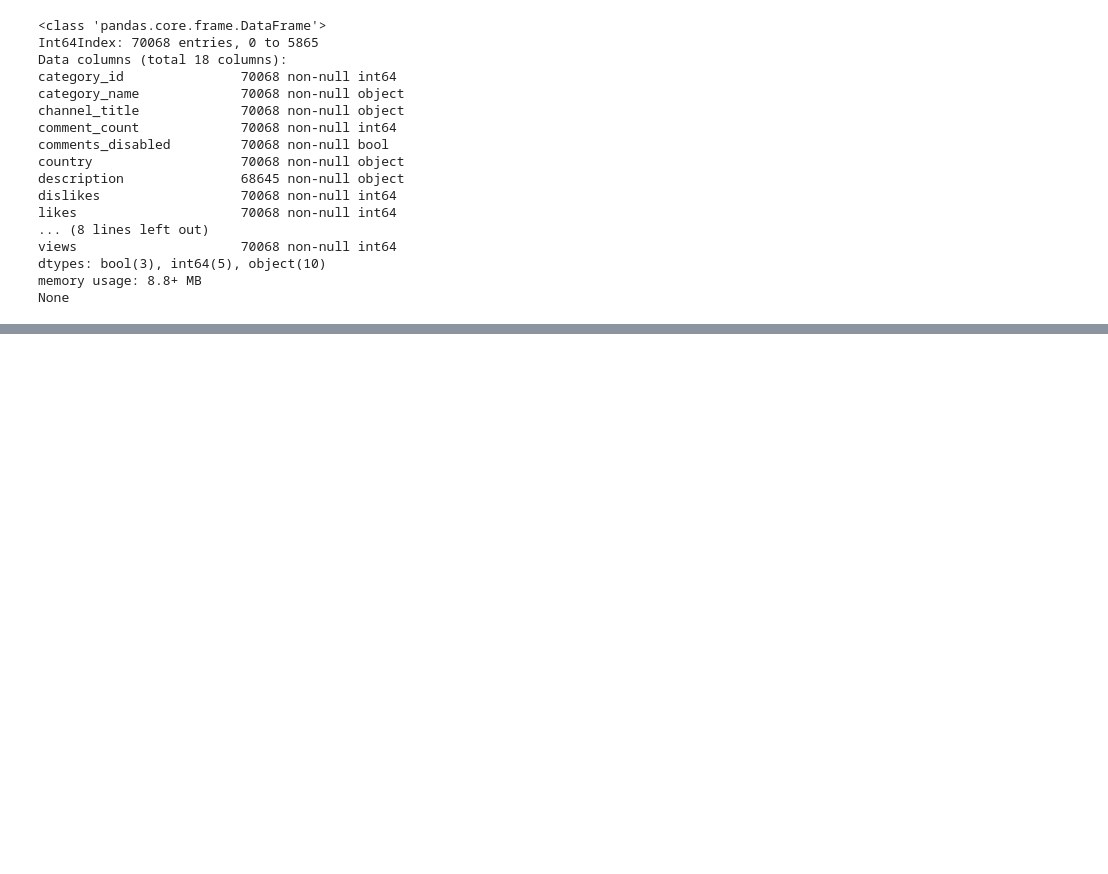
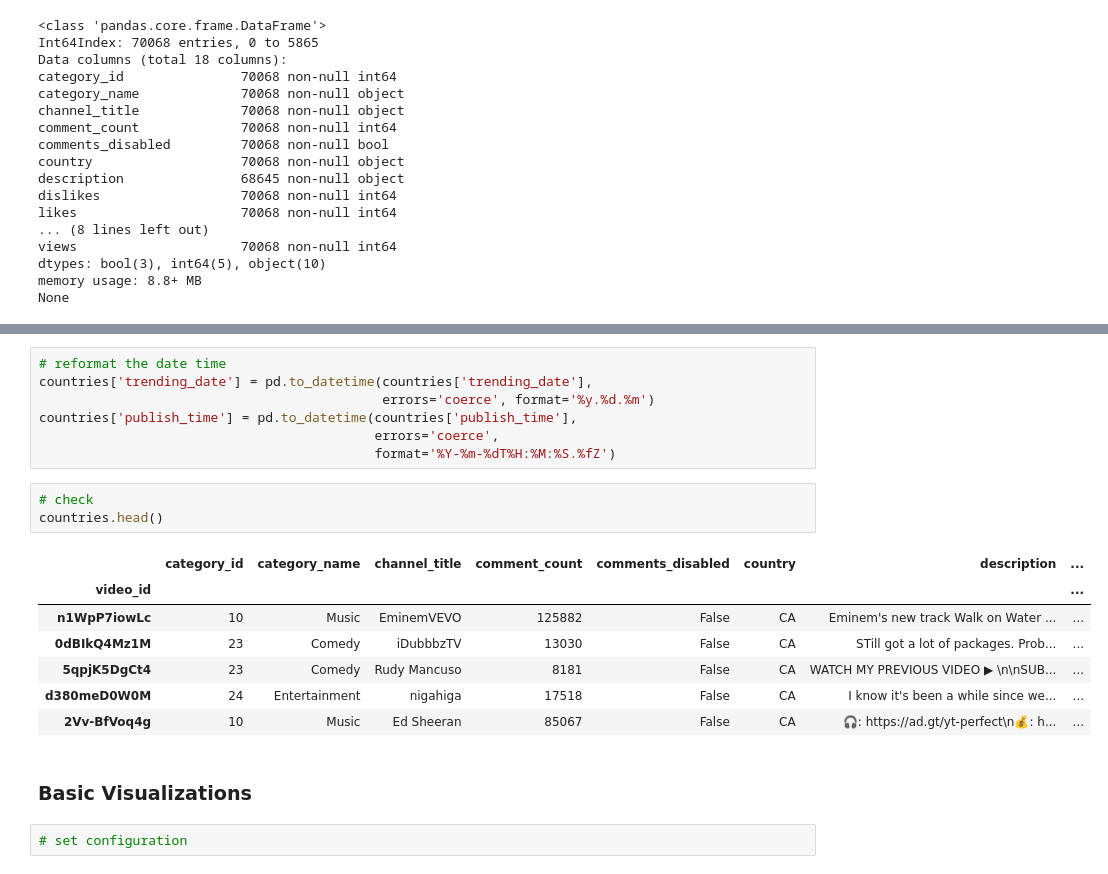
Before and after one commit to raklives/personal-projects, a Jupyter notebook: Trending_stories.ipynb, the cells around one changed output, grey strips where cells are left out. Cells and saved outputs as stored; diff of their text form; blank space fills up the shorter version.

```diff
--- a/Trending_stories.ipynb
+++ b/Trending_stories.ipynb
@@ -320,0 +333,22 @@ None
+# %%
+# reformat the date time
+countries['trending_date'] = pd.to_datetime(countries['trending_date'],
+                                            errors='coerce', format='%y.%d.%m')
+countries['publish_time'] = pd.to_datetime(countries['publish_time'],
+                                           errors='coerce',
+                                           format='%Y-%m-%dT%H:%M:%S.%fZ')
+# %%
+# check
+countries.head()
+# %% [output]
+|  | category_id | category_name | channel_title | comment_count | comments_disabled | country | description | ... |
+| video_id |  |  |  |  |  |  |  | ... |
+| n1WpP7iowLc | 10 | Music | EminemVEVO | 125882 | False | CA | Eminem's new track Walk on Water ... | ... |
+| 0dBIkQ4Mz1M | 23 | Comedy | iDubbbzTV | 13030 | False | CA | STill got a lot of packages. Prob... | ... |
+| 5qpjK5DgCt4 | 23 | Comedy | Rudy Mancuso | 8181 | False | CA | WATCH MY PREVIOUS VIDEO ▶ \n\nSUB... | ... |
+| d380meD0W0M | 24 | Entertainment | nigahiga | 17518 | False | CA | I know it's been a while since we... | ... |
+| 2Vv-BfVoq4g | 10 | Music | Ed Sheeran | 85067 | False | CA | 🎧: https://ad.gt/yt-perfect\n💰: h... | ... |
+# %% [markdown]
+### Basic Visualizations
+# %%
+# set configuration
```
Also changed, not shown: parts of 1 cell of this notebook.
